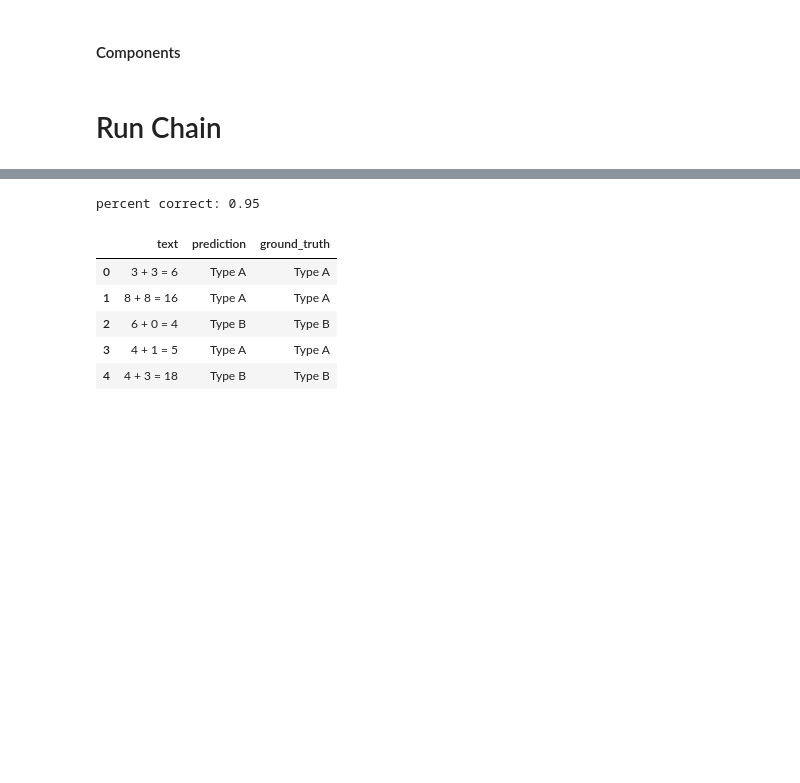
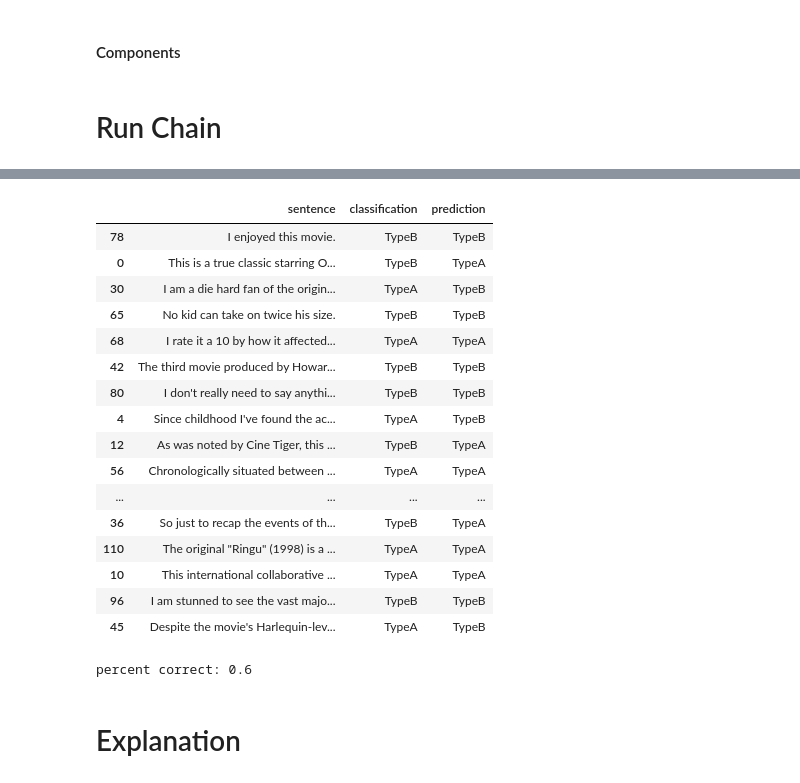
Before and after one commit to tannerjmarsh/llm-classification, a Jupyter notebook: classification.ipynb, the cells around one changed output, grey strips where cells are left out. Drawn from its saved outputs; the diff is of its cells as text; code cells hidden in the pictures; blank space fills up the shorter version.

Commit message:
New templates and datasets

```diff
--- a/classification.ipynb
+++ b/classification.ipynb
@@ -209,0 +215,25 @@ sente
+# %%
+inputs = get_inputs(
+    args.dataset_name,
+    args.n_test,
+    randomize=args.randomize_inputs
+)
+# %%
+chain = (
+    classification_template
+    | model
+    | output_parser if "format_instructions" in str(classification_template) else RunnablePassthrough()
+)
+# %%
+# mixed
+if "format_instructions" in str(classification_template):
+    examples = json_formatted_examples(examples)
+    examples = "\n".join(examples)
+    chain_inputs = {"input": None, "examples": examples, "format_instructions": output_parser.get_format_instructions()}
+else:
+    chain_inputs = {"input": None, "examples": examples}
+
+# grouped into sets
+if "set" in args.template:
+    set_a, set_b = set_a_or_b_examples(examples)
+    chain_inputs = {"input": None, "set_a": set_a, "set_b": set_b}
@@ -210,6 +260,41 @@ sente
+# %%
+results = inputs.copy()
+
+_print = False
+
+for index, row in tqdm(inputs.iterrows()):
+    chain_inputs['input'] = row['sentence']
+    prediction = chain.invoke(chain_inputs)
+
+    if _print:
+        print(f"Input: {row['sentence']}")
+        print(f"Ground Truth: {row['classification']}")
+        print("Prediction: " + prediction + "\n")
+
+    # update results
+    results.loc[index, 'prediction'] = prediction['classification']
+# %%
+results
+# %% [output]
+|  | sentence | classification | prediction |
+| 78 | I enjoyed this movie. | TypeB | TypeB |
+| 0 | This is a true classic starring O... | TypeB | TypeA |
+| 30 | I am a die hard fan of the origin... | TypeA | TypeB |
+| 65 | No kid can take on twice his size. | TypeB | TypeB |
+| 68 | I rate it a 10 by how it affected... | TypeA | TypeA |
+| 42 | The third movie produced by Howar... | TypeB | TypeB |
+| 80 | I don't really need to say anythi... | TypeB | TypeB |
+| 4 | Since childhood I've found the ac... | TypeA | TypeB |
+| 12 | As was noted by Cine Tiger, this ... | TypeB | TypeA |
+| 56 | Chronologically situated between ... | TypeA | TypeA |
+| ... | ... | ... | ... |
+| 36 | So just to recap the events of th... | TypeB | TypeA |
+| 110 | The original "Ringu" (1998) is a ... | TypeA | TypeA |
+| 10 | This international collaborative ... | TypeA | TypeA |
+| 96 | I am stunned to see the vast majo... | TypeB | TypeB |
+| 45 | Despite the movie's Harlequin-lev... | TypeA | TypeB |
 # %%
-# calculate percent correct in results_df
-correct = results_df['ground_truth'] == results_df['prediction']
+correct = results['classification'] == results['prediction']
 print(f"percent correct: {correct.mean()}")
 # %% [output]
-percent correct: 0.95
+percent correct: 0.6
@@ -246,9 +301,2 @@ percent correct: 0.95
-# %%
-results_df
-# %% [output]
-|  | text | prediction | ground_truth |
-| 0 | 3 + 3 = 6 | Type A | Type A |
-| 1 | 8 + 8 = 16 | Type A | Type A |
-| 2 | 6 + 0 = 4 | Type B | Type B |
-| 3 | 4 + 1 = 5 | Type A | Type A |
-| 4 | 4 + 3 = 18 | Type B | Type B |
+# %% [markdown]
+# Explanation
```
Also changed, not shown: parts of 22 cells of this notebook, 16 other files.
